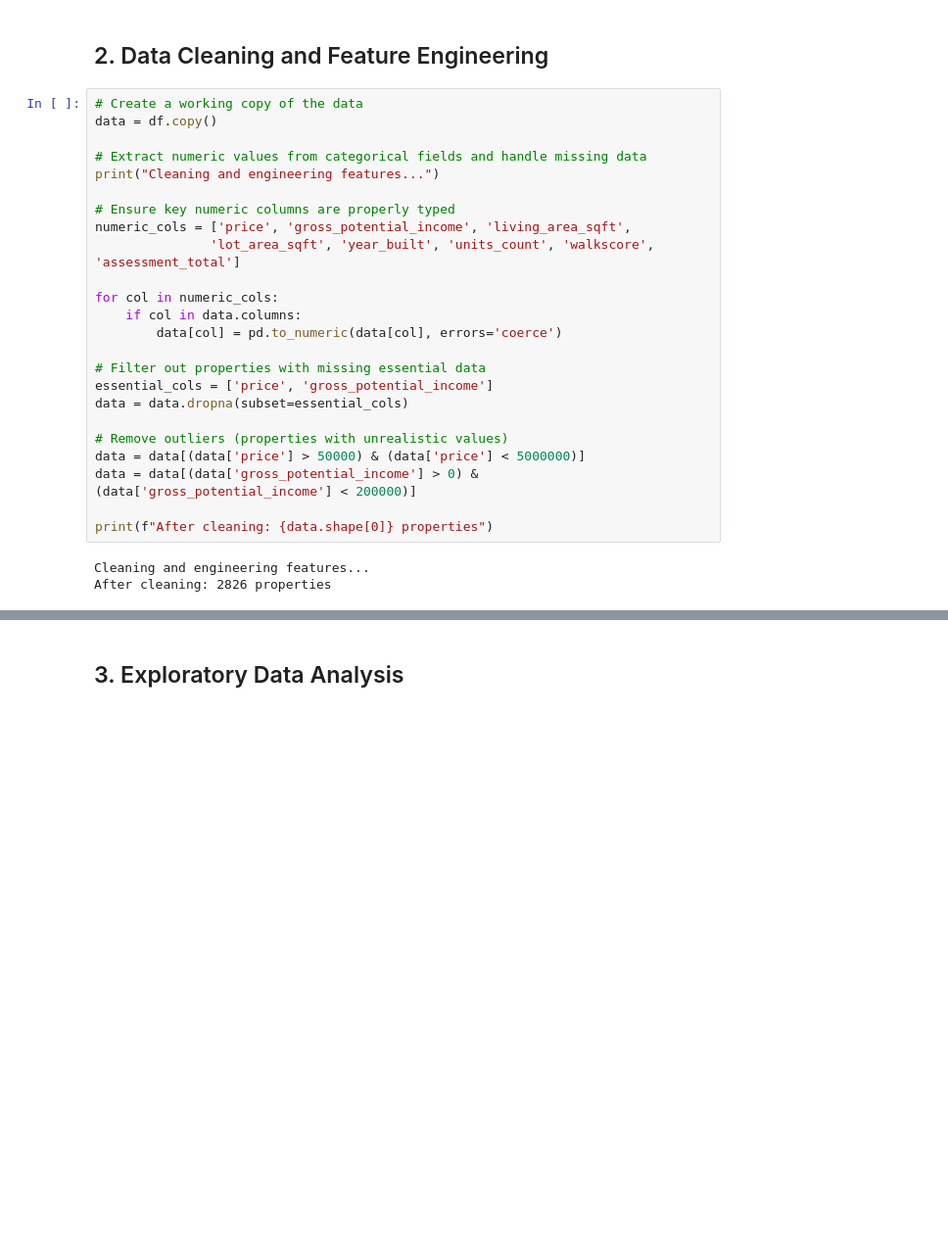
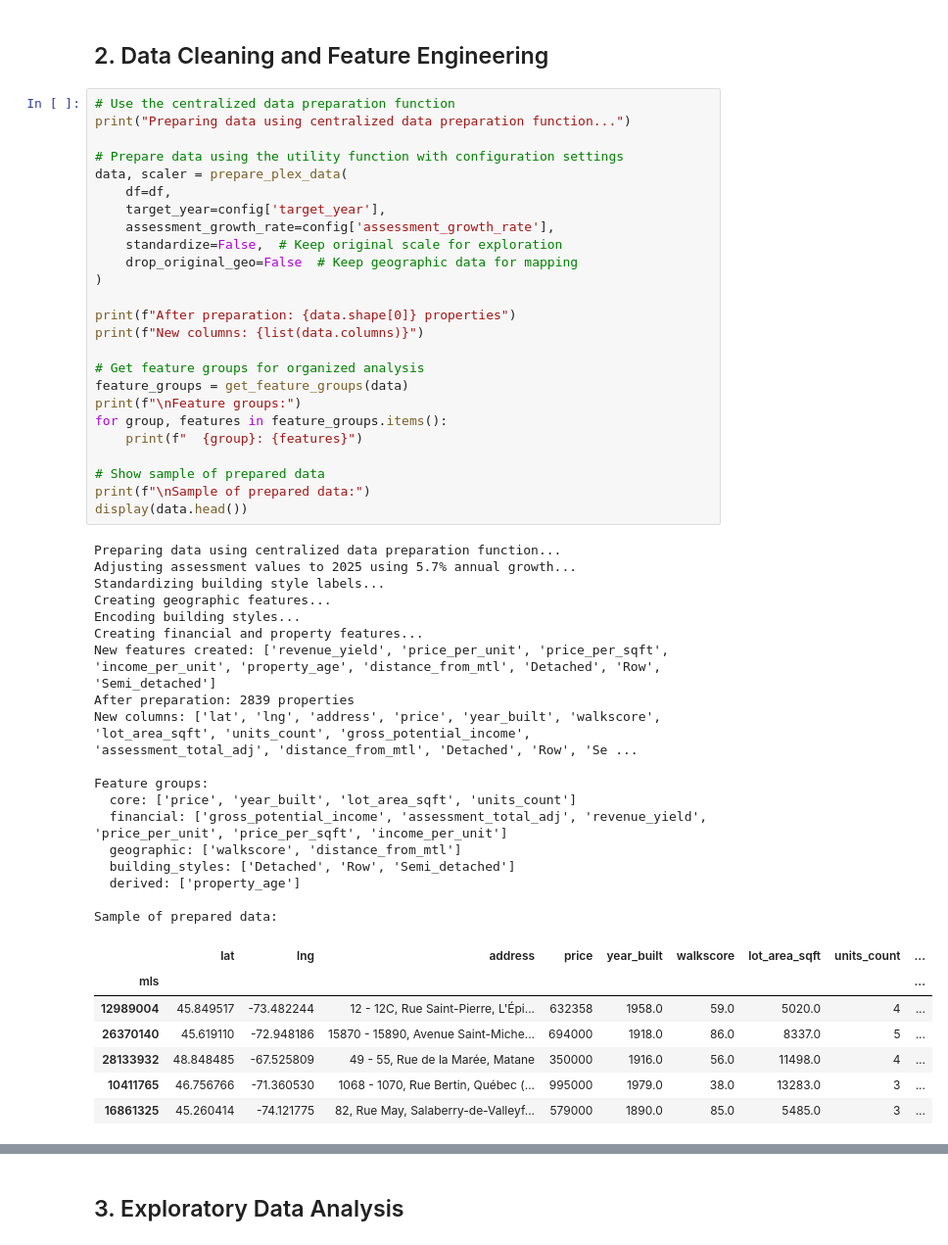
Before and after one commit to MrRolie/centris_analysis, a Jupyter notebook: plex/plex_data_exploration.ipynb, the cells around one changed output, grey strips where cells are left out. Shown at 98% size. Cells and saved outputs as stored; diff of their text form; blank space fills up the shorter version.

```diff
--- a/plex/plex_data_exploration.ipynb
+++ b/plex/plex_data_exploration.ipynb
@@ -78,30 +88,54 @@ df.describe()
 # %% [markdown]
 ## 2. Data Cleaning and Feature Engineering
 # %%
-# Create a working copy of the data
-data = df.copy()
+# Use the centralized data preparation function
+print("Preparing data using centralized data preparation function...")
 
-# Extract numeric values from categorical fields and handle missing data
-print("Cleaning and engineering features...")
+# Prepare data using the utility function with configuration settings
+data, scaler = prepare_plex_data(
+    df=df,
+    target_year=config['target_year'],
+    assessment_growth_rate=config['assessment_growth_rate'],
+    standardize=False,  # Keep original scale for exploration
+    drop_original_geo=False  # Keep geographic data for mapping
+)
 
-# Ensure key numeric columns are properly typed
-numeric_cols = ['price', 'gross_potential_income', 'living_area_sqft',
-               'lot_area_sqft', 'year_built', 'units_count', 'walkscore', 'assessment_total']
+print(f"After preparation: {data.shape[0]} properties")
+print(f"New columns: {list(data.columns)}")
 
-for col in numeric_cols:
-    if col in data.columns:
-        data[col] = pd.to_numeric(data[col], errors='coerce')
+# Get feature groups for organized analysis
+feature_groups = get_feature_groups(data)
+print(f"\nFeature groups:")
+for group, features in feature_groups.items():
+    print(f"  {group}: {features}")
 
-# Filter out properties with missing essential data
-essential_cols = ['price', 'gross_potential_income']
-data = data.dropna(subset=essential_cols)
-
-# Remove outliers (properties with unrealistic values)
-data = data[(data['price'] > 50000) & (data['price'] < 5000000)]
-data = data[(data['gross_potential_income'] > 0) & (data['gross_potential_income'] < 200000)]
-
-print(f"After cleaning: {data.shape[0]} properties")
+# Show sample of prepared data
+print(f"\nSample of prepared data:")
+display(data.head())
 # %% [output]
-Cleaning and engineering features...
-After cleaning: 2826 properties
+Preparing data using centralized data preparation function...
+Adjusting assessment values to 2025 using 5.7% annual growth...
+Standardizing building style labels...
+Creating geographic features...
+Encoding building styles...
+Creating financial and property features...
+New features created: ['revenue_yield', 'price_per_unit', 'price_per_sqft', 'income_per_unit', 'property_age', 'distance_from_mtl', 'Detached', 'Row', 'Semi_detached']
+After preparation: 2839 properties
+New columns: ['lat', 'lng', 'address', 'price', 'year_built', 'walkscore', 'lot_area_sqft', 'units_count', 'gross_potential_income', 'assessment_total_adj', 'distance_from_mtl', 'Detached', 'Row', 'Se ...
+
+Feature groups:
+  core: ['price', 'year_built', 'lot_area_sqft', 'units_count']
+  financial: ['gross_potential_income', 'assessment_total_adj', 'revenue_yield', 'price_per_unit', 'price_per_sqft', 'income_per_unit']
+  geographic: ['walkscore', 'distance_from_mtl']
+  building_styles: ['Detached', 'Row', 'Semi_detached']
+  derived: ['property_age']
+
+Sample of prepared data:
+|  | lat | lng | address | price | year_built | walkscore | lot_area_sqft | units_count | ... |
+| mls |  |  |  |  |  |  |  |  | ... |
+| 12989004 | 45.849517 | -73.482244 | 12 - 12C, Rue Saint-Pierre, L'Épi... | 632358 | 1958.0 | 59.0 | 5020.0 | 4 | ... |
+| 26370140 | 45.619110 | -72.948186 | 15870 - 15890, Avenue Saint-Miche... | 694000 | 1918.0 | 86.0 | 8337.0 | 5 | ... |
+| 28133932 | 48.848485 | -67.525809 | 49 - 55, Rue de la Marée, Matane | 350000 | 1916.0 | 56.0 | 11498.0 | 4 | ... |
+| 10411765 | 46.756766 | -71.360530 | 1068 - 1070, Rue Bertin, Québec (... | 995000 | 1979.0 | 38.0 | 13283.0 | 3 | ... |
+| 16861325 | 45.260414 | -74.121775 | 82, Rue May, Salaberry-de-Valleyf... | 579000 | 1890.0 | 85.0 | 5485.0 | 3 | ... |
 # %%
```
Also changed, not shown: parts of 5 cells of this notebook, 6 other files.
